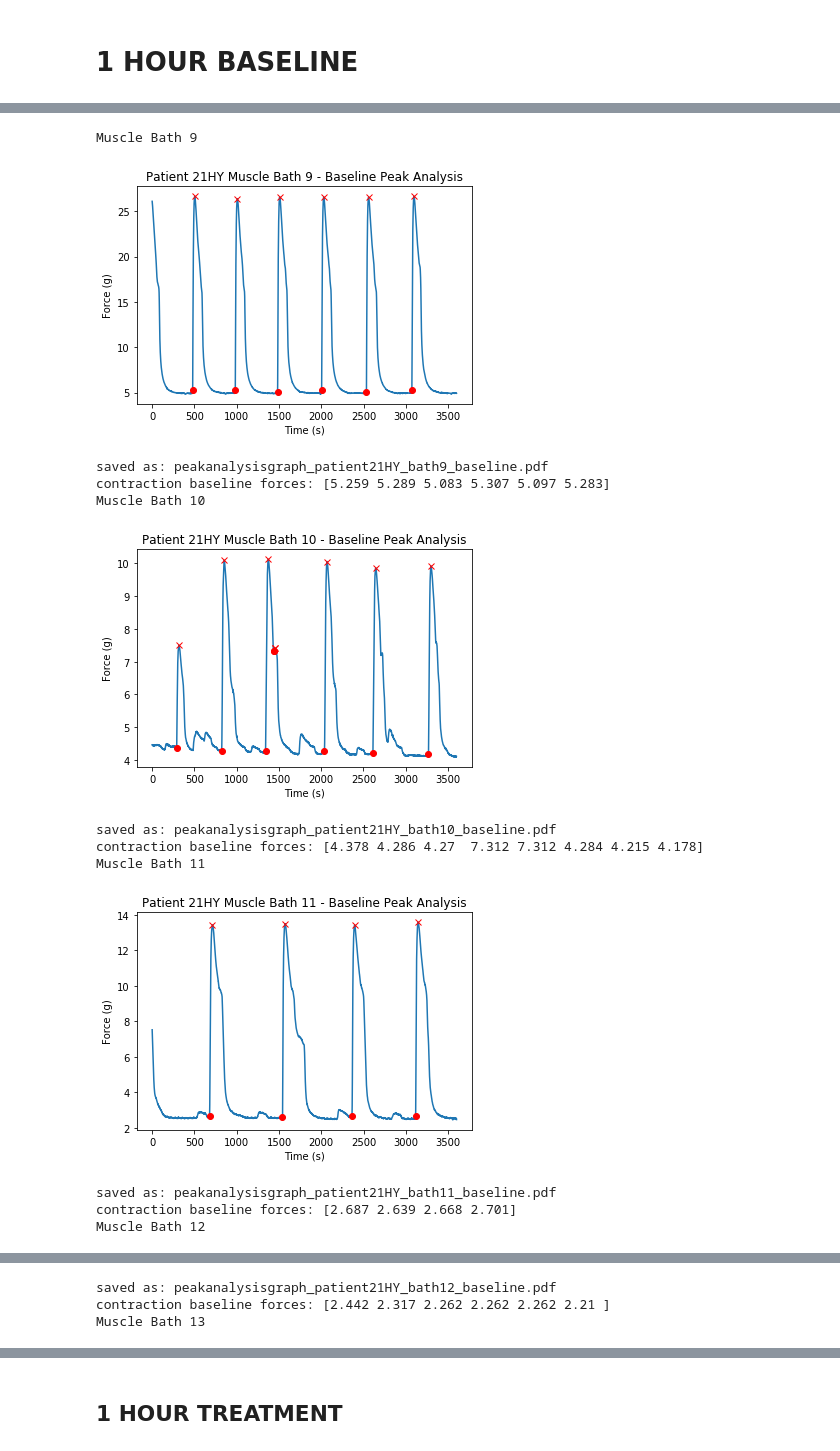
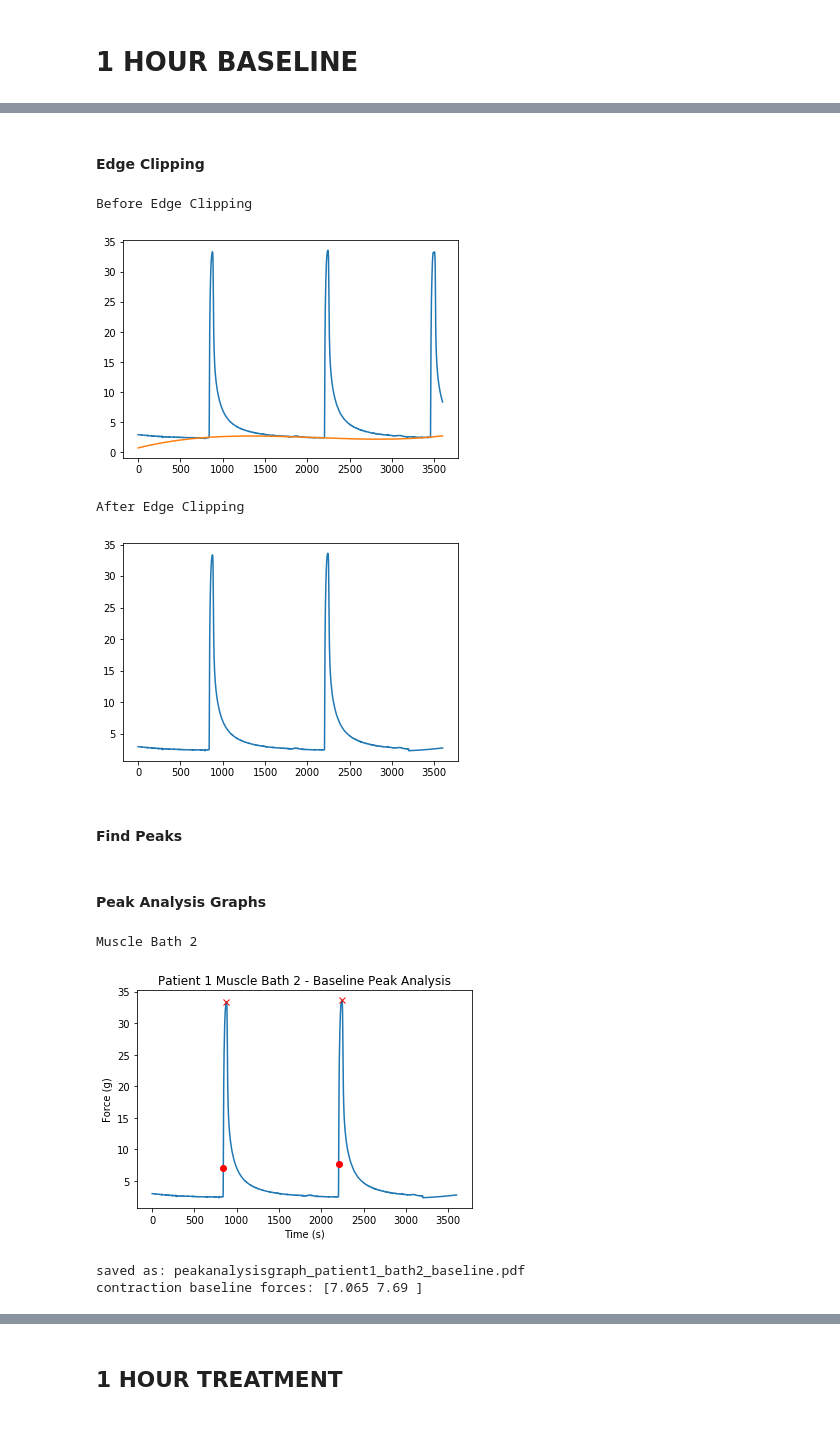
Before and after one commit to wupchurc/Muscle-Bath, a Jupyter notebook: Myometrial Contractility.ipynb, the cells around one changed output, grey strips where cells are left out. Cells and saved outputs as stored; diff of their text form; code cells hidden in the pictures.

```diff
--- a/Myometrial Contractility.ipynb
+++ b/Myometrial Contractility.ipynb
@@ -115,2 +97,4 @@ What time is treatment added?15159.1
+# %%
+rel_height = 0.80
 # %% [markdown]
 # 1 HOUR BASELINE
@@ -184,5 +124,33 @@ for mb in range(len(baseline_array_list)):
+# %% [markdown]
+#### Edge Clipping
+# %%
+#plot muscle bath baseline contractions; overlay baseline/passive tension
+print("Before Edge Clipping")
+for mb in range(len(baseline_array_list)):
+    baseline_array_list[mb] = (np.array(baseline_array_list[mb]))
+    plt.plot((baseline_array_list[mb]))
+    plt.plot(peakutils.baseline(np.array(baseline_array_list[mb])))
+    plt.show()
+
+#edge clipping
+#baseline_array_list[2][3300:] = baseline_array_list[2][3300]
+#baseline_array_list[4][3300:] = baseline_array_list[4][3300]
+#baseline_array_list[0][3200:] = peakutils.baseline(np.array(baseline_array_list[0]))[3200:]
+
+#replotting graphs to see the effect of clipping the edges
+print("After Edge Clipping")
+for mb in range(len(baseline_array_list)):
+    plt.plot((baseline_array_list[mb]))
+    plt.show()
+# %% [output]
+Before Edge Clipping
+[figure, added]
+After Edge Clipping
+[figure, added]
+# %% [markdown]
+#### Find Peaks
 # %%
-# loop through muscle baths in reference dataframe
+#loop through muscle baths in reference dataframe
     #for each bath listed in the reference file, find the local max
     #for the 1 hr of baseline in the muscle bath file
     #ask when baseline ended for each bath and count backwords 1hr
@@ -192,7 +160,7 @@ fp_output_list = []
 #for loop for peak analysis
 #vary width variable for each study to tune the find_peaks function
 #width_var = float(input("input the width variable for find_peaks function:"))
-width_var = 15
+width_var = 30
 for i in range(len(baseline_array_list)):
     bath = df_ref.iloc[i]["Bath Number"]
     #print("Muscle Bath",bath,":")
@@ -211,7 +179,14 @@ for i in range(len(baseline_array_list)):
     locmax = np.array(baseline_array_list[(i)])[fp_output[0]]
     locmax_list.append(locmax)
     fp_output_list.append(fp_output)
+
+
+
 #width variable used for analysis of each study:
+
+
+
+
 #width_var = 30 for 2018_08_13_Human_Uterine.tsv
 #width_var = 30 for 2018_08_13_Myometrial_Contractility_Study_1_MB_9_16.tsv
 #width_var = 20 for 2018_08_17_Myometrial_Contractility_Study_3_MB_1_8.tsv
@@ -240,6 +215,8 @@ for i in range(len(fp_output_list)):
 locmax_dic_list = []
 for i in range(len(fp_output_list)):
     locmax_dic_list.append(fp_output_list[i][1])
+# %% [markdown]
+#### Peak Analysis Graphs
 # %%
 #contraction baseline force determination, peak analysis graphs
 
@@ -256,45 +233,36 @@ for mb in range(len(df_ref)):
     plt.plot(np.array(baseline_array_list[mb]))
     #label plot
     plt.title("Patient "+list(df_ref['Patient'])[mb]+" Muscle Bath "+str(bath)+" - Baseline Peak Analysis")
     plt.ylabel("Force (g)")
     plt.xlabel("Time (s)")
     #use peak_widths function to determine the widths of contractions
-    widths = peak_widths(baseline_array_list[mb],locmax_indx_list[mb],0.975)
+    widths = peak_widths(baseline_array_list[mb],locmax_indx_list[mb],rel_height = rel_height)
     #create storage list for contraction baseline force
     storagelist = []
     #loop through each contraction, use info stored in widths variable
     #from the peak_widths function to determine the left baseline force
     for contract_num in range(len(locmax_indx_list[mb])):
         #determine left baseline indx
         left_basex = int(widths[2][contract_num])
         #determine left baseline force
         left_basey = np.array(baseline_array_list[mb])[left_basex]
         #plot left baseline force on plot
         plt.plot(left_basex,left_basey,'ro')
         #store this muscle baths contraction baseline forces
         storagelist.append(left_basey)
     #loop through contraction peaks and plot the maximum
     for counter, peak in enumerate(locmax_list[mb]):
         plt.plot(locmax_indx_list[mb][counter],peak,'rx')
     plt.show()
     #save plots as pdf
     savestring = "peakanalysisgraph_" + "patient"+(list(df_ref['Patient'])[mb])+"_"+"bath"+str(bath)+"_baseline"+'.pdf'
     print("saved as:",savestring)
-    f.savefig(savestring,sep = '')
+    f.savefig('baseline_graphs/'+savestring,sep = '')
     #store contraction baseline forces
     base.append(np.array(storagelist))
     print("contraction baseline forces:",base[mb])
 # %% [output]
-Muscle Bath 9
+Muscle Bath 2
-[figure, old version]
+[figure, new version]
-saved as: peakanalysisgraph_patient21HY_bath9_baseline.pdf
-contraction baseline forces: [5.259 5.289 5.083 5.307 5.097 5.283]
-Muscle Bath 10
+saved as: peakanalysisgraph_patient1_bath2_baseline.pdf
+contraction baseline forces: [7.065 7.69 ]
-[figure, removed]
-saved as: peakanalysisgraph_patient21HY_bath10_baseline.pdf
-contraction baseline forces: [4.378 4.286 4.27  7.312 7.312 4.284 4.215 4.178]
-Muscle Bath 11
-[figure, removed]
-saved as: peakanalysisgraph_patient21HY_bath11_baseline.pdf
-contraction baseline forces: [2.687 2.639 2.668 2.701]
-Muscle Bath 12
@@ -302,3 +268,0 @@ Muscle Bath 12
-saved as: peakanalysisgraph_patient21HY_bath12_baseline.pdf
-contraction baseline forces: [2.442 2.317 2.262 2.262 2.262 2.21 ]
-Muscle Bath 13
```
Also changed, not shown: parts of 31 cells of this notebook.
